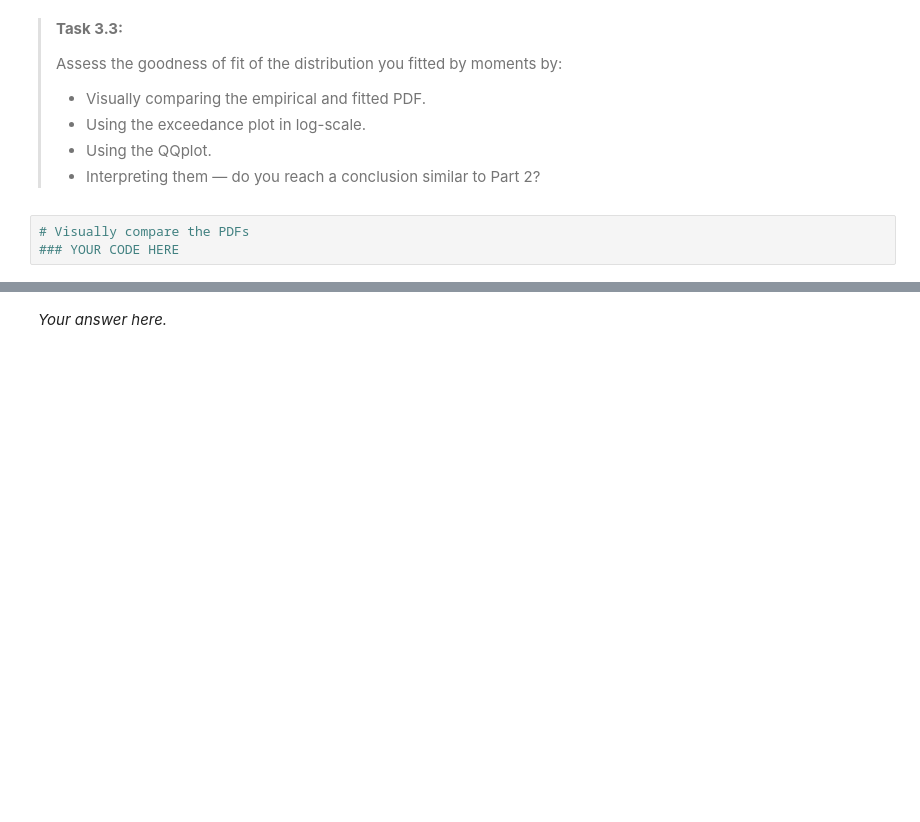
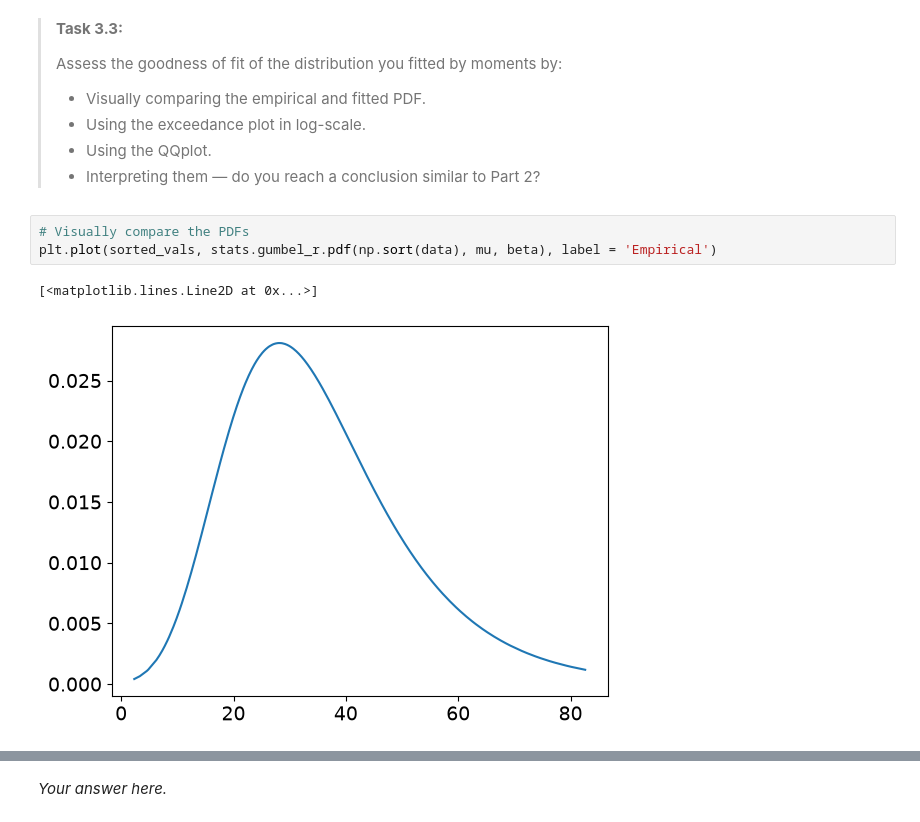
Before and after one commit to candicehabay11/WS1.4, a Jupyter notebook: WS1_4_Fit_happens.ipynb, the cells around one changed output, grey strips where cells are left out. Drawn from its saved outputs; the diff is of its cells as text; blank space fills up the shorter version.

```diff
--- a/WS1_4_Fit_happens.ipynb
+++ b/WS1_4_Fit_happens.ipynb
@@ -161,6 +188,9 @@ NameError: name 'data' is not defined
 >
 # %%
 # Visually compare the PDFs
-### YOUR CODE HERE
+plt.plot(sorted_vals, stats.gumbel_r.pdf(np.sort(data), mu, beta), label = 'Empirical')
+# %% [output]
+[<matplotlib.lines.Line2D at 0x...>]
+[figure, added]
 # %%
 # Visually compare the exceedance probabilities
```
Also changed, not shown: parts of 10 cells of this notebook.
